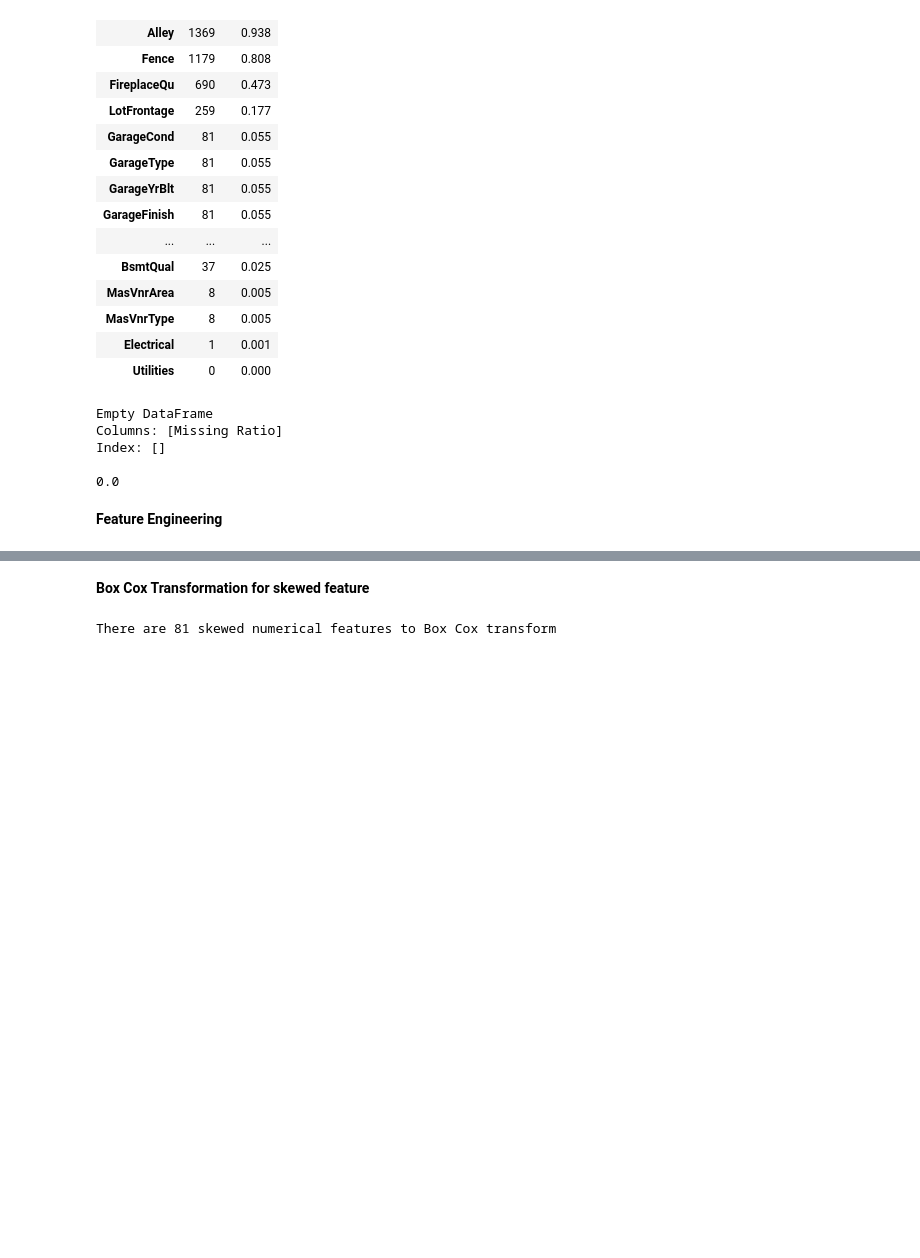
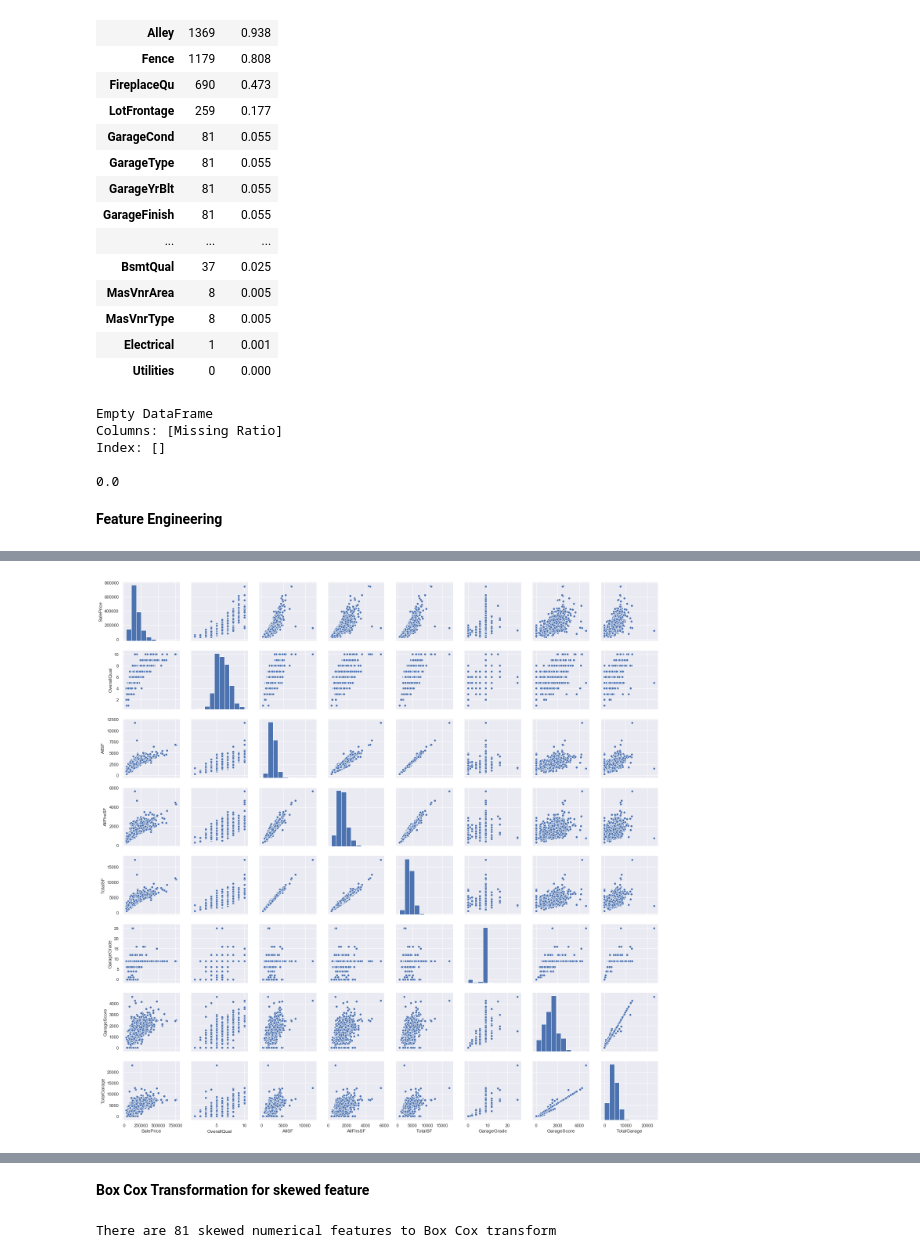
Before and after one commit to joonsooro/Dummified, a Jupyter notebook: Rudin/Dummified.ipynb, the cells around one changed output, grey strips where cells are left out. Drawn from its saved outputs; the diff is of its cells as text; code cells hidden in the pictures; blank space fills up the shorter version.

```diff
--- a/Rudin/Dummified.ipynb
+++ b/Rudin/Dummified.ipynb
@@ -173,30 +195,36 @@ missing_data.head(20)
 | Electrical | 1 | 0.001 |
 | Utilities | 0 | 0.000 |
 # %%
+#text shows that they are No
 df_train.loc[:,"PoolQC"] = df_train.loc[:,"PoolQC"].fillna("None")
 df_train.loc[:,"MiscFeature"] = df_train.loc[:,"MiscFeature"].fillna("None")
 df_train.loc[:,"Alley"] = df_train.loc[:,"Alley"].fillna("None")
 df_train.loc[:,"Fence"] = df_train.loc[:,"Fence"].fillna("None")
 df_train.loc[:,"FireplaceQu"] = df_train.loc[:,"FireplaceQu"].fillna("None")
+
+#filling NAs with medians
 df_train["LotFrontage"] = df_train.groupby("Neighborhood")["LotFrontage"].transform(lambda x: x.fillna(x.median()))
-for col in ('GarageType', 'GarageFinish', 'GarageQual', 'GarageCond'):
+
+for col in ('GarageType', 'GarageFinish', 'GarageQual', 'GarageCond'): #NAs means that there is no Garage
     df_train.loc[:,col] = df_train.loc[:,col].fillna('None')
-for col in ('GarageYrBlt', 'GarageArea', 'GarageCars'):
+for col in ('GarageYrBlt', 'GarageArea', 'GarageCars'): #putting 0s for NAs in numerical values
     df_train.loc[:,col] = df_train.loc[:,col].fillna(0)
 for col in ('BsmtFinSF1', 'BsmtFinSF2', 'BsmtUnfSF','TotalBsmtSF', 'BsmtFullBath', 'BsmtHalfBath'):
+    #put 0 for NAs Square Footages
     df_train.loc[:,col] = df_train.loc[:,col].fillna(0)
 for col in ('BsmtQual', 'BsmtCond', 'BsmtExposure', 'BsmtFinType1', 'BsmtFinType2'):
+    #NAs means that there is no Basement
     df_train.loc[:,col] = df_train.loc[:,col].fillna('None')
 
 df_train.loc[:,"MasVnrType"] = df_train.loc[:,"MasVnrType"].fillna("None")
 df_train.loc[:,"MasVnrArea"] = df_train.loc[:,"MasVnrArea"].fillna(0)
-df_train.loc[:,'MSZoning'] = df_train.loc[:,'MSZoning'].fillna(all_data['MSZoning'].mode()[0])
+df_train.loc[:,'MSZoning'] = df_train.loc[:,'MSZoning'].fillna(df_train['MSZoning'].mode()[0])
 df_train = df_train.drop(['Utilities'], axis=1)
 df_train.loc[:,"Functional"] = df_train.loc[:,"Functional"].fillna("Typ")
-df_train.loc[:,'Electrical'] = df_train.loc[:,'Electrical'].fillna(all_data['Electrical'].mode()[0])
-df_train.loc[:,'KitchenQual'] = df_train.loc[:,'KitchenQual'].fillna(all_data['KitchenQual'].mode()[0])
-df_train.loc[:,'Exterior1st'] = df_train.loc[:,'Exterior1st'].fillna(all_data['Exterior1st'].mode()[0])
-df_train.loc[:,'Exterior2nd'] = df_train.loc[:,'Exterior2nd'].fillna(all_data['Exterior2nd'].mode()[0])
-df_train.loc[:,'SaleType'] = df_train.loc[:,'SaleType'].fillna(all_data['SaleType'].mode()[0])
+df_train.loc[:,'Electrical'] = df_train.loc[:,'Electrical'].fillna(df_train['Electrical'].mode()[0])
+df_train.loc[:,'KitchenQual'] = df_train.loc[:,'KitchenQual'].fillna(df_train['KitchenQual'].mode()[0])
+df_train.loc[:,'Exterior1st'] = df_train.loc[:,'Exterior1st'].fillna(df_train['Exterior1st'].mode()[0])
+df_train.loc[:,'Exterior2nd'] = df_train.loc[:,'Exterior2nd'].fillna(df_train['Exterior2nd'].mode()[0])
+df_train.loc[:,'SaleType'] = df_train.loc[:,'SaleType'].fillna(df_train['SaleType'].mode()[0])
 df_train.loc[:,'MSSubClass'] = df_train.loc[:,'MSSubClass'].fillna("None")
 # %%
@@ -342,20 +301,6 @@ df_train["FireplaceScore"] = df_train["Fireplaces"] * df_train["FireplaceQu"]
 
 df_train["PoolScore"] = df_train["PoolArea"] * df_train["PoolQC"]
 
-# Simplified overall pool score
-df_train["SimplPoolScore"] = df_train["PoolArea"] * df_train["SimplPoolQC"]
-# Simplified overall quality of the house
-df_train["SimplOverallGrade"] = df_train["SimplOverallQual"] * df_train["SimplOverallCond"]
-# Simplified overall quality of the exterior
-df_train["SimplExterGrade"] = df_train["SimplExterQual"] * df_train["SimplExterCond"]
-# Simplified overall garage score
-df_train["SimplGarageScore"] = df_train["GarageArea"] * df_train["SimplGarageQual"]
-# Simplified overall fireplace score
-df_train["SimplFireplaceScore"] = df_train["Fireplaces"] * df_train["SimplFireplaceQu"]
-# Simplified overall kitchen score
-df_train["SimplKitchenScore"] = df_train["KitchenAbvGr"] * df_train["SimplKitchenQual"]
-# Total number of bathrooms
-
 df_train["TotalBath"] = df_train["BsmtFullBath"] + (0.5 * df_train["BsmtHalfBath"]) + df_train["FullBath"] + (0.5 * df_train["HalfBath"])
 
 # Total SF for house (incl. basement)
@@ -383,0 +327,8 @@ plt.show();
+# %%
+#scatterplot
+sns.set()
+cols = ['SalePrice','OverallQual', 'AllSF', 'AllFlrsSF', 'TotalSF', 'GarageGrade', 'GarageScore', 'TotalGarage']
+sns.pairplot(df_train[cols], size = 2.5)
+plt.show();
+# %% [output]
+[figure, added]
```
Also changed, not shown: parts of 78 cells of this notebook, 1 other file.
